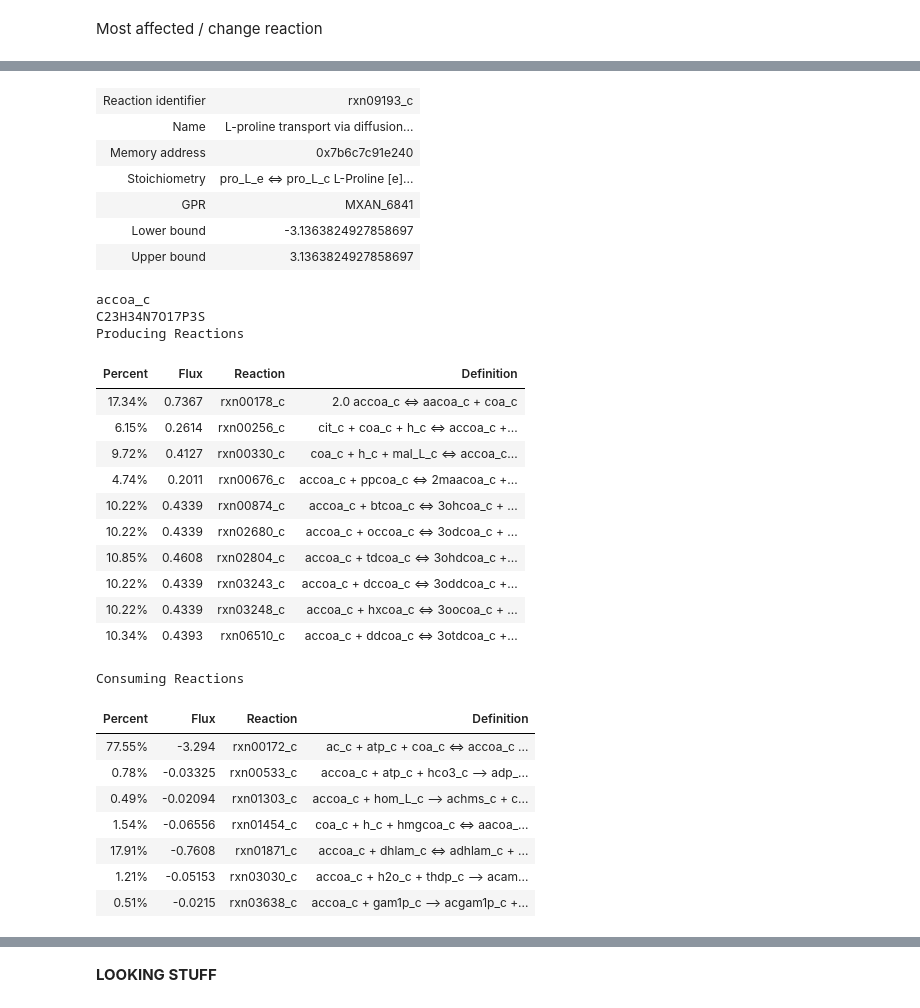
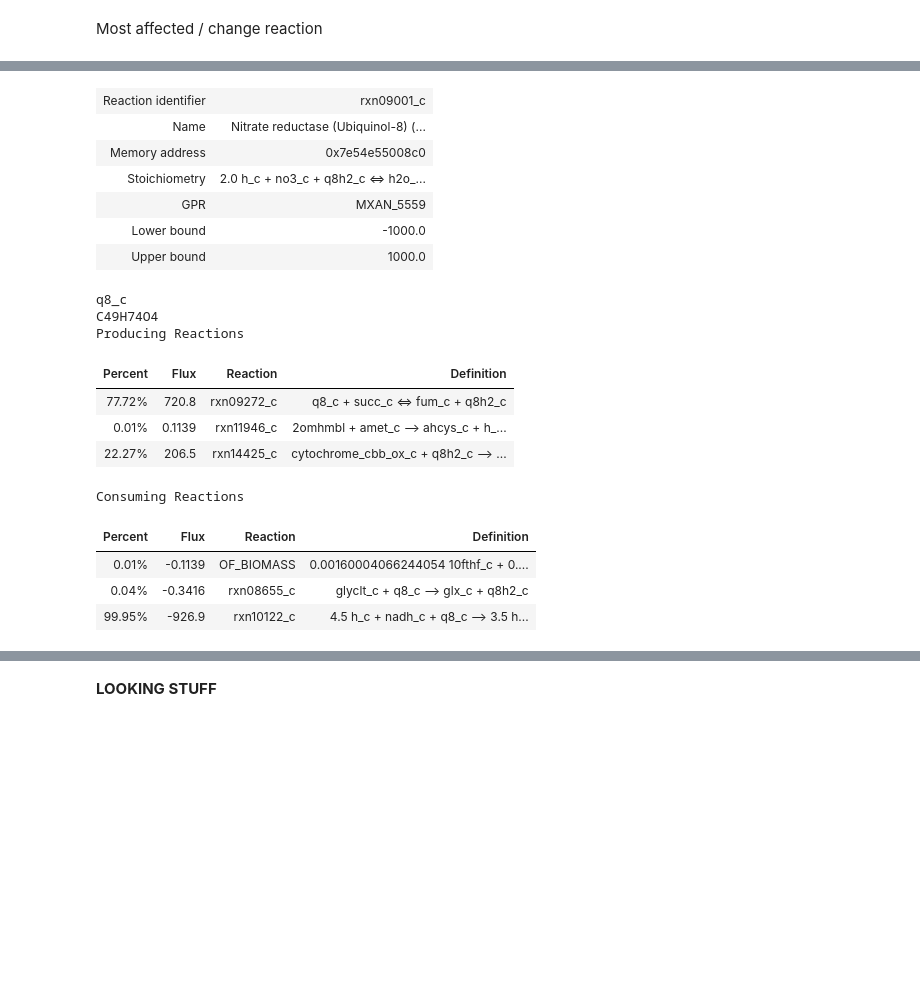
Before and after one commit to BondonMickael/M_xanthus-E_coli-Predation, a Jupyter notebook: fba_comparer-main/FBA_comparer_test.ipynb, the cells around one changed output, grey strips where cells are left out. Drawn from its saved outputs; the diff is of its cells as text; code cells hidden in the pictures; blank space fills up the shorter version.

```diff
--- a/fba_comparer-main/FBA_comparer_test.ipynb
+++ b/fba_comparer-main/FBA_comparer_test.ipynb
@@ -222,39 +221,28 @@ sorted_flux[0:10]
 # %%
-M_xanthus.reactions.rxn09193_c
+M_xanthus.reactions.rxn09001_c
 # %% [output]
-| Reaction identifier | rxn09193_c |
-| Name | L-proline transport via diffusion... |
-| Memory address | 0x7b6c7c91e240 |
-| Stoichiometry | pro_L_e <=> pro_L_c L-Proline [e]... |
-| GPR | MXAN_6841 |
-| Lower bound | -3.1363824927858697 |
-| Upper bound | 3.1363824927858697 |
+| Reaction identifier | rxn09001_c |
+| Name | Nitrate reductase (Ubiquinol-8) (... |
+| Memory address | 0x7e54e55008c0 |
+| Stoichiometry | 2.0 h_c + no3_c + q8h2_c <=> h2o_... |
+| GPR | MXAN_5559 |
+| Lower bound | -1000.0 |
+| Upper bound | 1000.0 |
 # %%
-M_xanthus.metabolites.accoa_c.summary()
+M_xanthus.metabolites.q8_c.summary()
 # %% [output]
-accoa_c
-C23H34N7O17P3S
+q8_c
+C49H74O4
 Producing Reactions
 | Percent | Flux | Reaction | Definition |
-| 17.34% | 0.7367 | rxn00178_c | 2.0 accoa_c <=> aacoa_c + coa_c |
-| 6.15% | 0.2614 | rxn00256_c | cit_c + coa_c + h_c <=> accoa_c +... |
-| 9.72% | 0.4127 | rxn00330_c | coa_c + h_c + mal_L_c <=> accoa_c... |
-| 4.74% | 0.2011 | rxn00676_c | accoa_c + ppcoa_c <=> 2maacoa_c +... |
-| 10.22% | 0.4339 | rxn00874_c | accoa_c + btcoa_c <=> 3ohcoa_c + ... |
-| 10.22% | 0.4339 | rxn02680_c | accoa_c + occoa_c <=> 3odcoa_c + ... |
-| 10.85% | 0.4608 | rxn02804_c | accoa_c + tdcoa_c <=> 3ohdcoa_c +... |
-| 10.22% | 0.4339 | rxn03243_c | accoa_c + dccoa_c <=> 3oddcoa_c +... |
-| 10.22% | 0.4339 | rxn03248_c | accoa_c + hxcoa_c <=> 3oocoa_c + ... |
-| 10.34% | 0.4393 | rxn06510_c | accoa_c + ddcoa_c <=> 3otdcoa_c +... |
+| 77.72% | 720.8 | rxn09272_c | q8_c + succ_c <=> fum_c + q8h2_c |
+| 0.01% | 0.1139 | rxn11946_c | 2omhmbl + amet_c --> ahcys_c + h_... |
+| 22.27% | 206.5 | rxn14425_c | cytochrome_cbb_ox_c + q8h2_c --> ... |
 Consuming Reactions
 | Percent | Flux | Reaction | Definition |
-| 77.55% | -3.294 | rxn00172_c | ac_c + atp_c + coa_c <=> accoa_c ... |
-| 0.78% | -0.03325 | rxn00533_c | accoa_c + atp_c + hco3_c --> adp_... |
-| 0.49% | -0.02094 | rxn01303_c | accoa_c + hom_L_c --> achms_c + c... |
-| 1.54% | -0.06556 | rxn01454_c | coa_c + h_c + hmgcoa_c <=> aacoa_... |
-| 17.91% | -0.7608 | rxn01871_c | accoa_c + dhlam_c <=> adhlam_c + ... |
-| 1.21% | -0.05153 | rxn03030_c | accoa_c + h2o_c + thdp_c --> acam... |
-| 0.51% | -0.0215 | rxn03638_c | accoa_c + gam1p_c --> acgam1p_c +... |
+| 0.01% | -0.1139 | OF_BIOMASS | 0.00160004066244054 10fthf_c + 0.... |
+| 0.04% | -0.3416 | rxn08655_c | glyclt_c + q8_c --> glx_c + q8h2_c |
+| 99.95% | -926.9 | rxn10122_c | 4.5 h_c + nadh_c + q8_c --> 3.5 h... |
 # %%
 M_xanthus.metabolites.h2o2_c
 # %% [output]
```
Also changed, not shown: parts of 23 cells of this notebook, 13 other files.
